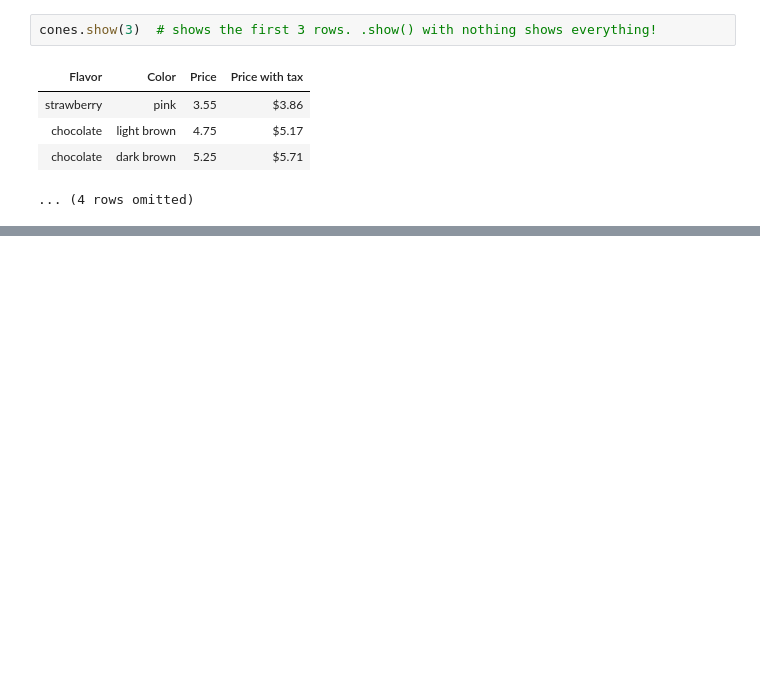
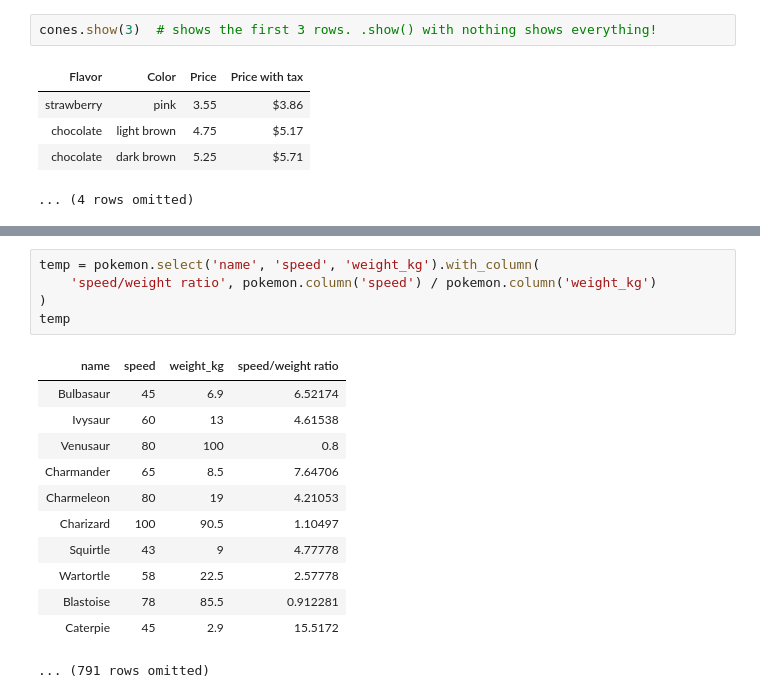
Before and after one commit to lawtonsclass/s26-code-from-class, a Jupyter notebook: data8/ch06.ipynb, the cells around one changed output, grey strips where cells are left out. Saved outputs shown, nothing was run; the diff lists cells and outputs as text; blank space fills up the shorter version.

```diff
--- a/data8/ch06.ipynb
+++ b/data8/ch06.ipynb
@@ -389,0 +434,18 @@ cones.show(3)  # shows the first 3 rows. .show() with nothing shows everything!
+# %%
+temp = pokemon.select('name', 'speed', 'weight_kg').with_column(
+    'speed/weight ratio', pokemon.column('speed') / pokemon.column('weight_kg')
+)
+temp
+# %% [output]
+| name | speed | weight_kg | speed/weight ratio |
+| Bulbasaur | 45 | 6.9 | 6.52174 |
+| Ivysaur | 60 | 13 | 4.61538 |
+| Venusaur | 80 | 100 | 0.8 |
+| Charmander | 65 | 8.5 | 7.64706 |
+| Charmeleon | 80 | 19 | 4.21053 |
+| Charizard | 100 | 90.5 | 1.10497 |
+| Squirtle | 43 | 9 | 4.77778 |
+| Wartortle | 58 | 22.5 | 2.57778 |
+| Blastoise | 78 | 85.5 | 0.912281 |
+| Caterpie | 45 | 2.9 | 15.5172 |
+... (791 rows omitted)
```
Also changed, not shown: parts of 13 cells of this notebook.
